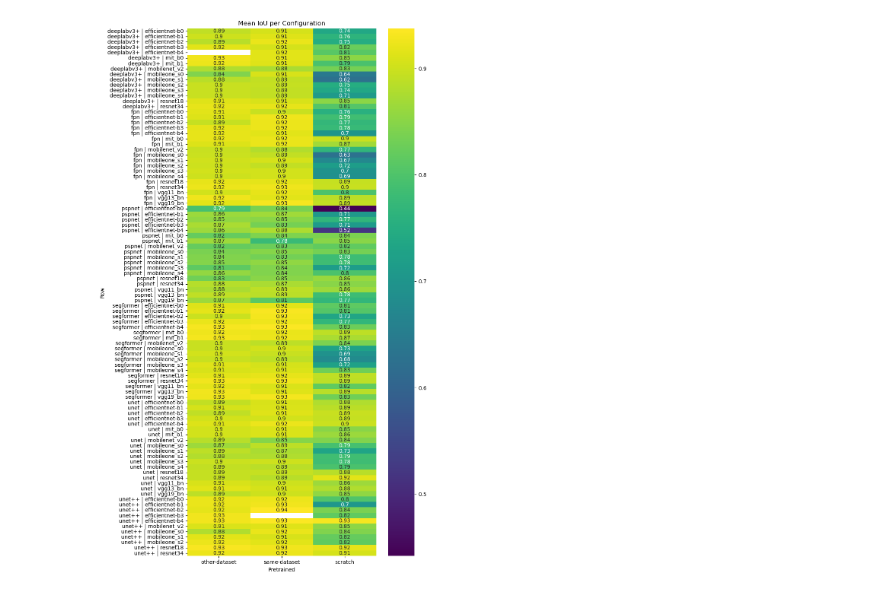
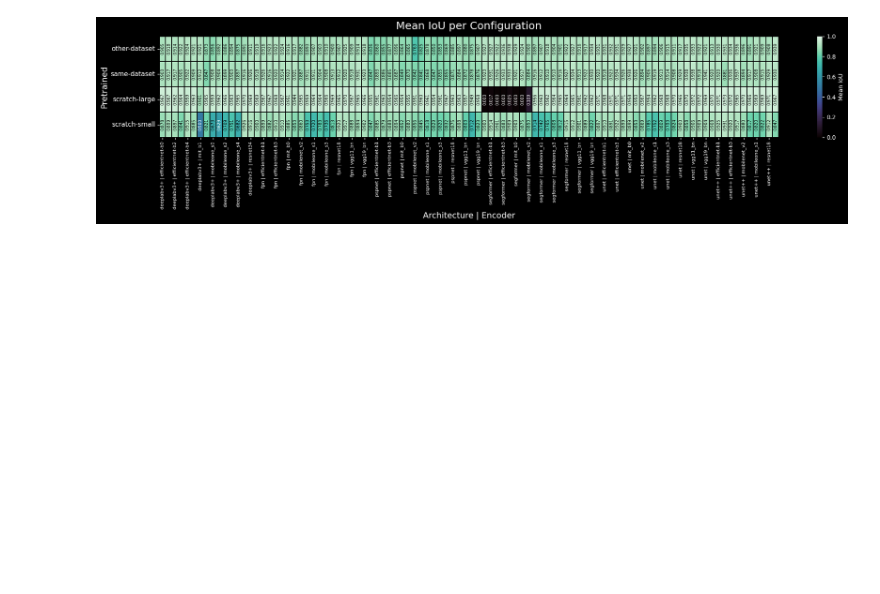
Before and after one commit to Arueris/Segmentation, a Jupyter notebook: metrics_per_image_analyze.ipynb, the cells around one changed output. Saved outputs shown, nothing was run; the diff lists cells and outputs as text; code cells hidden in the pictures; blank space fills up the shorter version.

Commit message:
added to analyze the problem with the 'overfitted models'

```diff
--- a/metrics_per_image_analyze.ipynb
+++ b/metrics_per_image_analyze.ipynb
@@ -3,9 +3,10 @@ import pandas as pd
 import os
 from pathlib import Path
 
-experiment_logs_path = Path(r"logs\Experiment2and3")
+experiment_logs_path = Path(r"logs\AllScenarios")
 
 results_df = pd.read_csv(experiment_logs_path / "metrics_per_image.csv")
+# results_df = pd.read_csv(experiment_logs_path / "metrics_per_image_best_model.csv")
 
 results_df
 # %% [output]
@@ -220,38 +260,78 @@ plt.show()
 # %%
 heatmap_df = (
     results_df
     .groupby(
         ["Architecture", "Encoder", "Pretrained"]
     )["IoU"]
     .mean()
     .reset_index()
 )
 
 heatmap_df["Row"] = (
     heatmap_df["Architecture"]
     + " | "
     + heatmap_df["Encoder"]
 )
 
 heatmap_data = heatmap_df.pivot(
-    index="Row",
-    columns="Pretrained",
+    index="Pretrained",
+    columns="Row",
     values="IoU"
 )
 
-plt.figure(figsize=(8,18))
+fig, ax = plt.subplots(figsize=(20, 5), facecolor="black")
+ax.set_facecolor("black")
 
-sns.heatmap(
+heatmap = sns.heatmap(
     heatmap_data,
     annot=True,
-    cmap="viridis"
+    fmt=".3f",
+    cmap="mako",
+    vmin=0,
+    vmax=1,
+    linewidths=0.25,
+    linecolor="black",
+    annot_kws={"color": "white", "fontsize": 7},
+    ax=ax,
+    cbar_kws={"label": "Mean IoU"}
 )
 
-plt.title("Mean IoU per Configuration")
+ax.set_title("Mean IoU per Configuration", color="white", fontsize=18, pad=12)
+ax.set_xlabel("Architecture | Encoder", color="white", fontsize=14)
+ax.set_ylabel("Pretrained", color="white", fontsize=14)
+ax.set_xticks(np.arange(len(heatmap_data.columns)) + 0.5)
+ax.set_xticklabels(
+    heatmap_data.columns,
+    color="white",
+    fontsize=8,
+    rotation=90,
+    ha="center",
+)
+ax.tick_params(axis="y", colors="white", labelsize=11, rotation=0)
 
+cell_values = heatmap_data.to_numpy().flatten()
+cmap = plt.get_cmap("mako")
+norm = heatmap.collections[0].norm
+for text, value in zip(ax.texts, cell_values):
+    background = cmap(norm(value))
+    luminance = (
+        0.2126 * background[0]
+        + 0.7152 * background[1]
+        + 0.0722 * background[2]
+    )
+    text.set_color("black" if luminance > 0.55 else "white")
+    text.set_rotation(90)
+    text.set_ha("center")
+    text.set_va("center")
+
+colorbar = heatmap.collections[0].colorbar
+colorbar.ax.yaxis.label.set_color("white")
+colorbar.ax.tick_params(colors="white")
+
+plt.tight_layout()
 plt.show()
 # %% [output]
-[figure, old version]
+[figure, new version]
 # %%
 plot_df = gains.melt(
     id_vars=["Architecture", "Encoder"],
```
Also changed, not shown: parts of 13 cells of this notebook, 2 other files.
